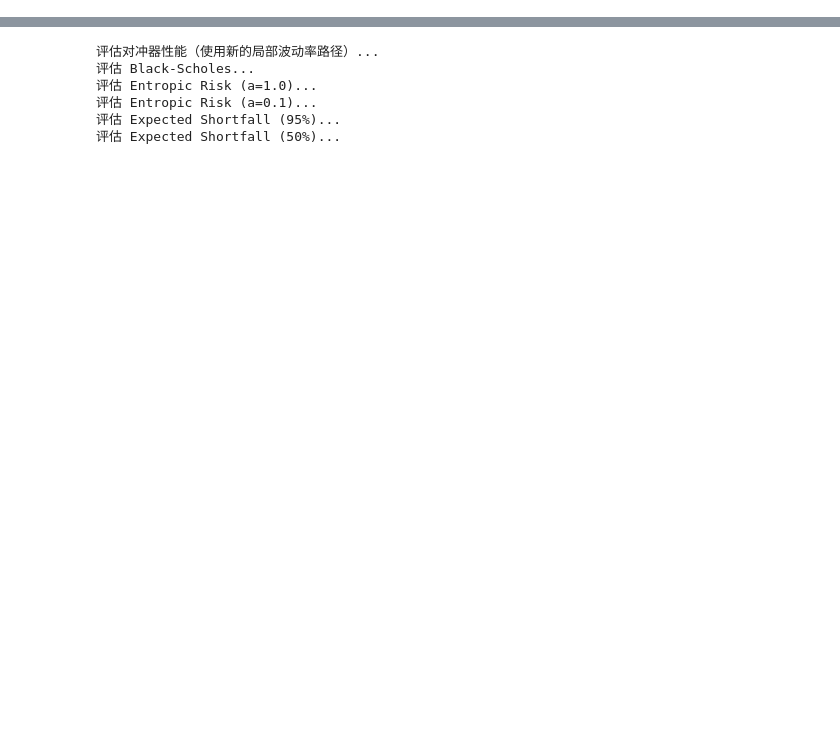
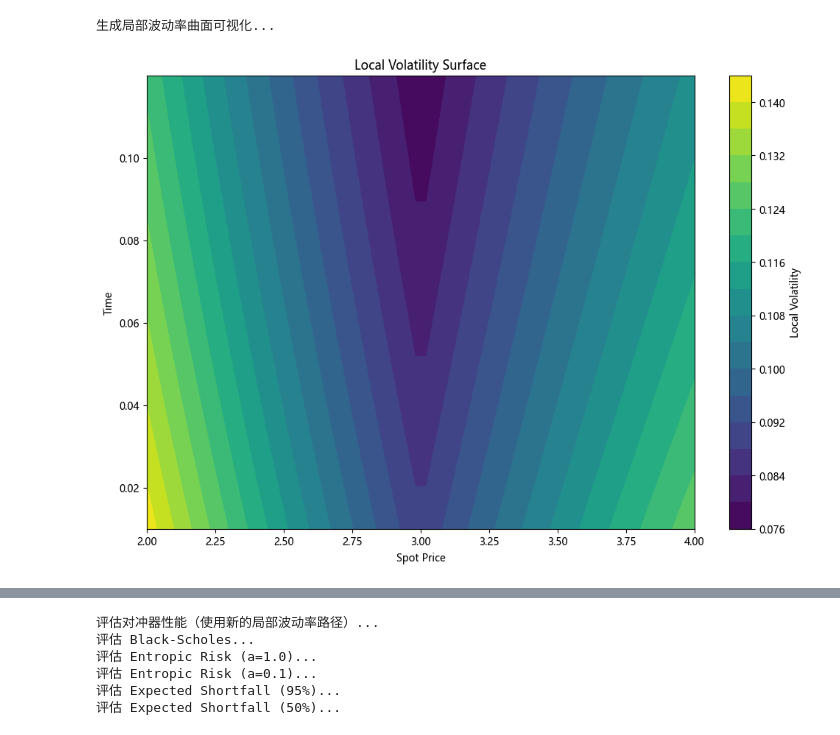
Before and after one commit to pfnet-research/pfhedge, a Jupyter notebook: examples/pnl_european_localvol.ipynb, the cells around one changed output, grey strips where cells are left out. Saved outputs shown, nothing was run; the diff lists cells and outputs as text; code cells hidden in the pictures; blank space fills up the shorter version.

Commit message:
localvol

```diff
--- a/examples/pnl_european_localvol.ipynb
+++ b/examples/pnl_european_localvol.ipynb
@@ -17,0 +236,43 @@ from pfhedge.stochastic.local_volatility import generate_local_volatility_proces
+# %%
+# 设置参数
+n_training_paths = 1000  # 减少路径数以加快调试
+n_time_steps = 30
+time_step = 1 / 250
+initial_price = 3.0
+initial_state = (initial_price,)
+
+# 定义局部波动率函数
+def local_vol_function(time: torch.Tensor, spot: torch.Tensor) -> torch.Tensor:
+    """创建明显的波动率微笑和期限结构"""
+    # 防止除零
+    time = torch.clamp(time, min=1e-6)
+
+    # 更明显的微笑效应
+    moneyness = spot / initial_price
+    smile_effect = 0.2 + 0.3 * (moneyness.log().abs())
+
+    # 期限结构
+    time_effect = 1.0 + 0.5 * torch.exp(-5 * time)
+
+    # 基础波动率
+    base_vol = 0.3
+
+    return base_vol * smile_effect * time_effect
+
+# 可视化局部波动率曲面
+print("生成局部波动率曲面可视化...")
+spot_range = torch.linspace(2.0, 4.0, 50)
+time_range = torch.linspace(0.01, time_step * n_time_steps, 50)
+spot_grid, time_grid = torch.meshgrid(spot_range, time_range, indexing='ij')
+vol_surface = local_vol_function(time_grid, spot_grid)
+
+plt.figure(figsize=(12, 8))
+contour = plt.contourf(spot_grid.numpy(), time_grid.numpy(), vol_surface.numpy(), levels=20, cmap='viridis')
+plt.colorbar(contour, label='Local Volatility')
+plt.xlabel('Spot Price')
+plt.ylabel('Time')
+plt.title('Local Volatility Surface')
+plt.show()
+# %% [output]
+生成局部波动率曲面可视化...
+[figure, added]
```
Also changed, not shown: parts of 7 cells of this notebook.
